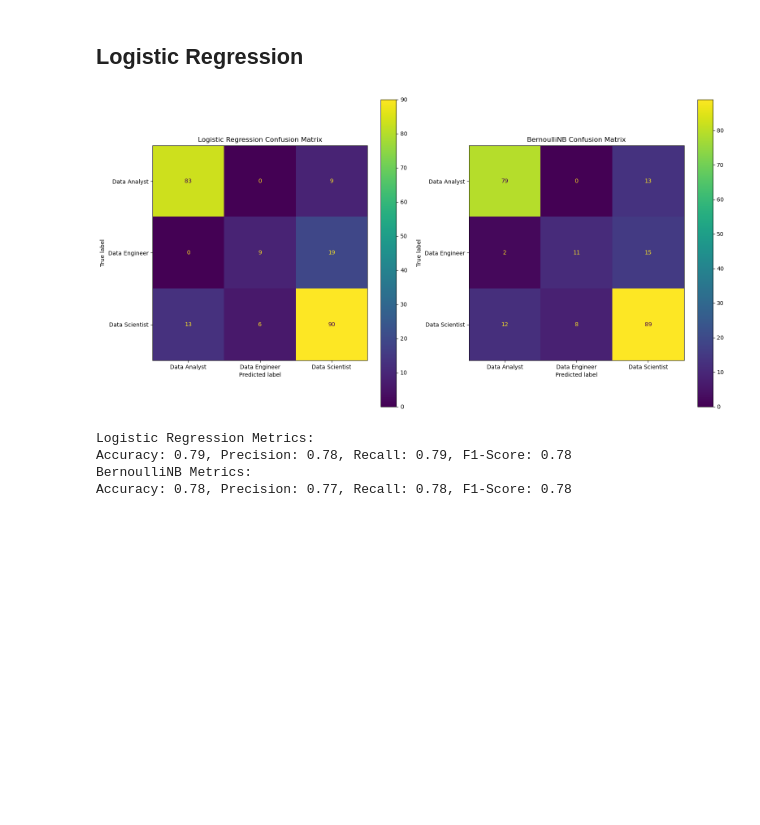
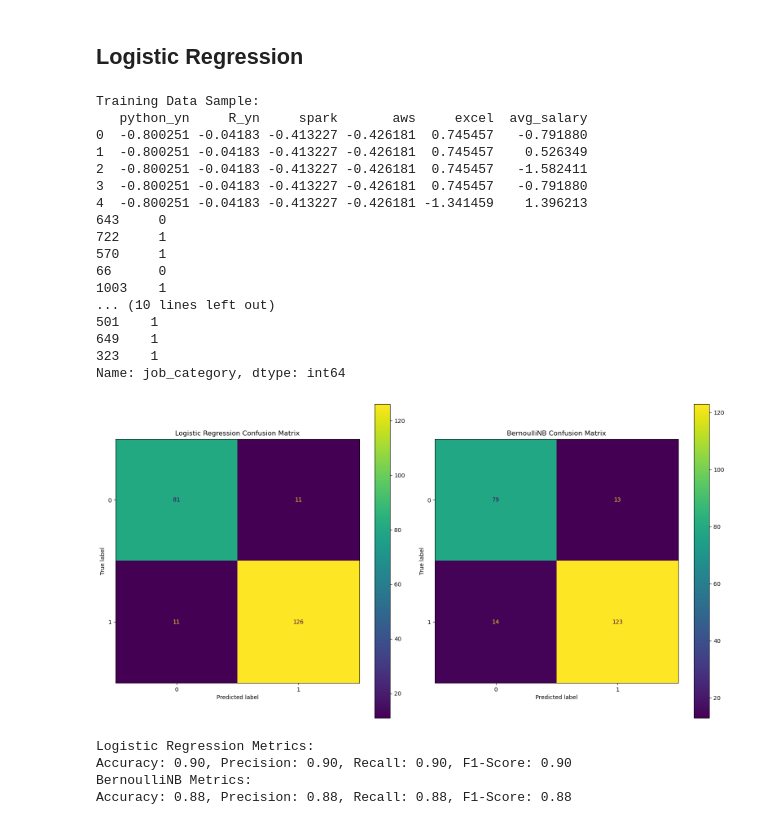
Before and after one commit to Shiva250503ss/Job_Trend_Analysis, a Jupyter notebook: supervised.ipynb, the cells around one changed output. Saved outputs shown, nothing was run; the diff lists cells and outputs as text; code cells hidden in the pictures; blank space fills up the shorter version.

```diff
--- a/supervised.ipynb
+++ b/supervised.ipynb
@@ -200,8 +430,9 @@ Accuracy of Decision Tree 3 (Depth=5, MinSamplesSplit=3, Criterion=entropy): 0.8
 # %% [markdown]
 ## Logistic Regression
 # %%
+# Import necessary libraries
+import numpy as np
 import pandas as pd
-import numpy as np
 import matplotlib.pyplot as plt
 from sklearn.model_selection import train_test_split
 from sklearn.preprocessing import LabelEncoder, StandardScaler
@@ -214,6 +445,7 @@ df = pd.read_csv('datasets/final_cleaned_data.csv')
 
 # Encode target variable
 le = LabelEncoder()
+df['job_category'] = df['job_category'].apply(lambda x: 0 if x == 'Data Analyst' else 1)
 df['job_category'] = le.fit_transform(df['job_category'])
 
 # Select features
@@ -227,6 +459,20 @@ X_scaled = scaler.fit_transform(X)
 
 # Split data
 X_train, X_test, y_train, y_test = train_test_split(X_scaled, y, test_size=0.2, random_state=42)
+
+# Optionally convert numpy arrays to DataFrame for better output formatting if needed
+X_train_df = pd.DataFrame(X_train, columns=features)
+X_test_df = pd.DataFrame(X_test, columns=features)
+
+# Display training and testing data sample using DataFrame
+print("Training Data Sample:")
+print(X_train_df.head())
+print(y_train[:5])  # Prints the first 5 target values from the training set
+
+print("Testing Data Sample:")
+print(X_test_df.head())
+print(y_test[:5])  # Prints the first 5 target values from the testing set
+
 
 # Model 1: Logistic Regression
 log_reg = LogisticRegression(random_state=42)
@@ -246,35 +492,52 @@ y_pred_bnb = bnb.predict(X_test_binary)
 accuracy_bnb = accuracy_score(y_test, y_pred_bnb)
 precision_bnb = precision_score(y_test, y_pred_bnb, average='weighted')
 recall_bnb = recall_score(y_test, y_pred_bnb, average='weighted')
 f1_bnb = f1_score(y_test, y_pred_bnb, average='weighted')
 
 # Set up subplot grid
 fig, ax = plt.subplots(1, 2, figsize=(16, 8))
 
 # Plot confusion matrix for Logistic Regression
 disp_lr = ConfusionMatrixDisplay(confusion_matrix=confusion_matrix(y_test, y_pred_lr),
                                  display_labels=le.classes_)
 disp_lr.plot(ax=ax[0])
 ax[0].set_title('Logistic Regression Confusion Matrix')
 
 # Plot confusion matrix for BernoulliNB
 disp_bnb = ConfusionMatrixDisplay(confusion_matrix=confusion_matrix(y_test, y_pred_bnb),
                                   display_labels=le.classes_)
 disp_bnb.plot(ax=ax[1])
 ax[1].set_title('BernoulliNB Confusion Matrix')
 
 # Show plots
 plt.tight_layout()
 plt.show()
 
 # Print accuracy and other metrics
 print("Logistic Regression Metrics:")
 print(f"Accuracy: {accuracy_lr:.2f}, Precision: {precision_lr:.2f}, Recall: {recall_lr:.2f}, F1-Score: {f1_lr:.2f}")
 print("BernoulliNB Metrics:")
 print(f"Accuracy: {accuracy_bnb:.2f}, Precision: {precision_bnb:.2f}, Recall: {recall_bnb:.2f}, F1-Score: {f1_bnb:.2f}")
 # %% [output]
+Training Data Sample:
+   python_yn     R_yn     spark       aws     excel  avg_salary
+0  -0.800251 -0.04183 -0.413227 -0.426181  0.745457   -0.791880
+1  -0.800251 -0.04183 -0.413227 -0.426181  0.745457    0.526349
+2  -0.800251 -0.04183 -0.413227 -0.426181  0.745457   -1.582411
+3  -0.800251 -0.04183 -0.413227 -0.426181  0.745457   -0.791880
+4  -0.800251 -0.04183 -0.413227 -0.426181 -1.341459    1.396213
+643     0
+722     1
+570     1
+66      0
+1003    1
+... (10 lines left out)
+501    1
+649    1
+323    1
+Name: job_category, dtype: int64
-[figure, old version]
+[figure, new version]
-Logistic Regression Metrics:
-Accuracy: 0.79, Precision: 0.78, Recall: 0.79, F1-Score: 0.78
-BernoulliNB Metrics:
-Accuracy: 0.78, Precision: 0.77, Recall: 0.78, F1-Score: 0.78
+Logistic Regression Metrics:
+Accuracy: 0.90, Precision: 0.90, Recall: 0.90, F1-Score: 0.90
+BernoulliNB Metrics:
+Accuracy: 0.88, Precision: 0.88, Recall: 0.88, F1-Score: 0.88
```
Also changed, not shown: parts of 5 cells of this notebook, 1 other file.
